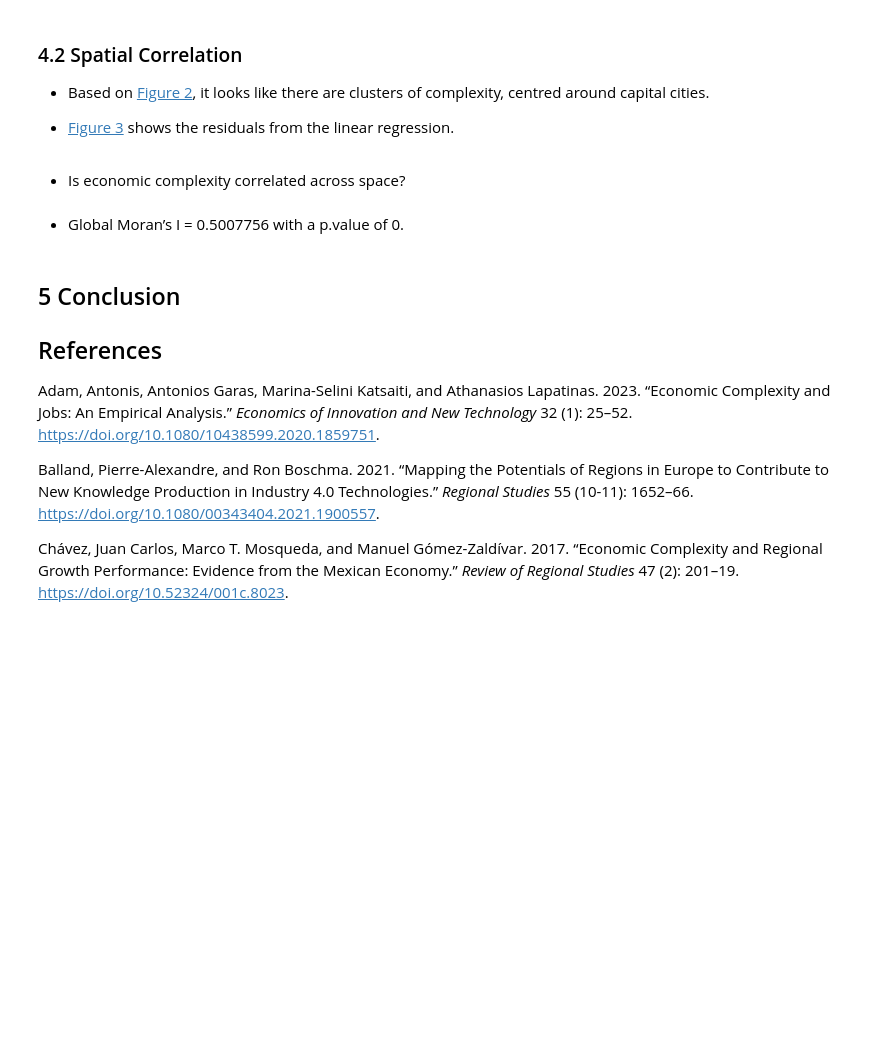
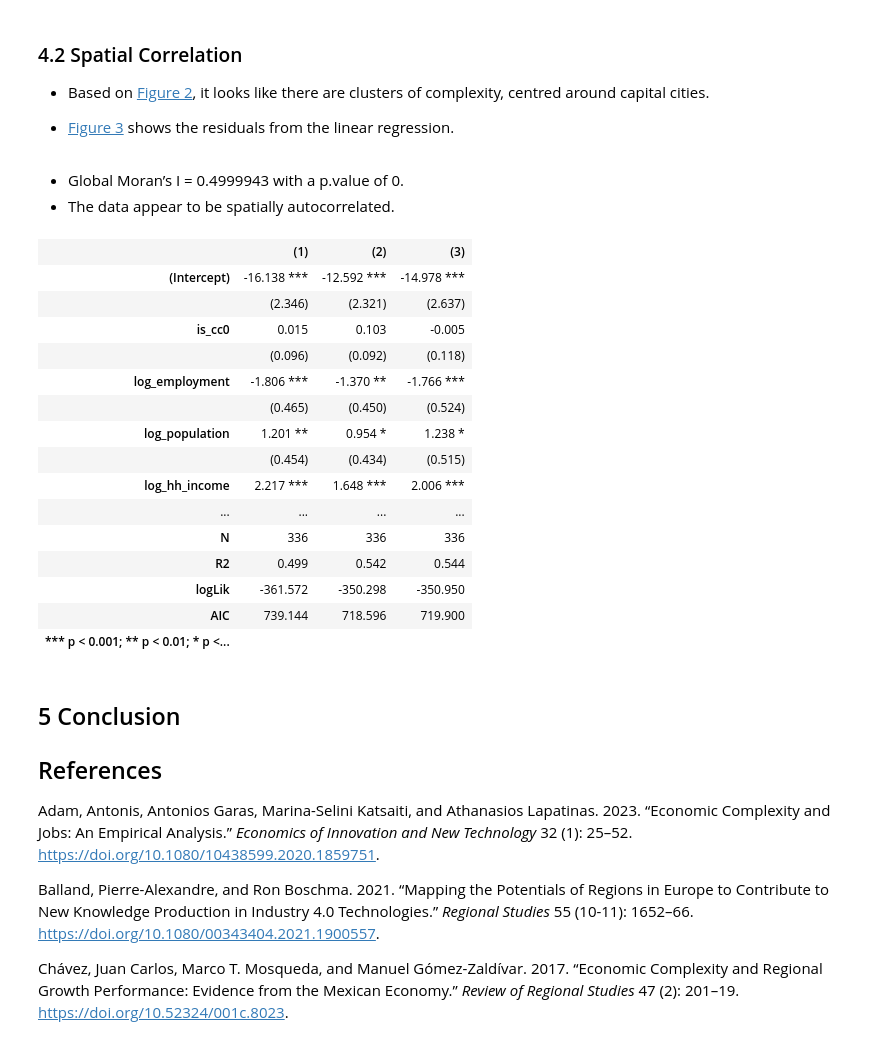
Before and after one commit to aiti-flinders/sirp-complexity, a Jupyter notebook: index.out.ipynb, the cells around one changed output. Saved outputs shown, nothing was run; the diff lists cells and outputs as text; code cells hidden in the pictures; blank space fills up the shorter version.

```diff
--- a/index.out.ipynb
+++ b/index.out.ipynb
@@ -228,10 +228,8 @@ tm_shape(complexity.reg) +
               col = "grey80",
               lwd = 0.5) +
   tm_layout(frame = FALSE)
-# %% [markdown]
--   Is economic complexity correlated across space?
 # %%
-nb <- poly2nb(city_complexity, queen = TRUE)
+nb <- poly2nb(complexity.reg, queen = TRUE)
 lw <- nb2listw(nb, style = "W", zero.policy = TRUE)
 
 moran.plot(as.numeric(scale(complexity.reg$city_complexity)),
@@ -240,12 +238,39 @@ moran.plot(as.numeric(scale(complexity.reg$city_complexity)),
            ylab = "Neighbours City Complexity")
 # %%
 # first find the neighbours (using adacency)
-nb <- poly2nb(city_complexity, queen = TRUE)
-lw <- nb2listw(nb, style = "W", zero.policy = TRUE)
 
-moranI <- moran(city_complexity$city_complexity, listw = lw, n = length(nb), S0 = Szero(lw))
 
-moranIp <- moran.mc(city_complexity$city_complexity, lw, nsim = 1000)
+moranI <- moran(complexity.reg$city_complexity, listw = lw, n = length(nb), S0 = Szero(lw))
+
+moranIp <- moran.mc(complexity.reg$city_complexity, lw, nsim = 1000)
 # %% [markdown]
--   Global Moran’s I = 0.5007756 with a p.value of 0.
+-   Global Moran’s I = 0.4999943 with a p.value of 0.
+-   The data appear to be spatially autocorrelated.
+# %%
+fit.lag <- lagsarlm(city_complexity ~ is_cc + log_employment + log_population + log_hh_income + log_bus_entries + business_share,
+                     data = complexity.reg,
+                    listw = lw, zero.policy = TRUE)
+
+fit.err <- errorsarlm(city_complexity ~ is_cc + log_employment + log_population + log_hh_income + log_bus_entries + business_share,
+                     data = complexity.reg,
+                    listw = lw, zero.policy = TRUE)
+# %%
+huxreg(fit.ols, fit.lag, fit.err)
+# %% [output]
+|  | (1) | (2) | (3) |
+| (Intercept) | -16.138 *** | -12.592 *** | -14.978 *** |
+|  | (2.346) | (2.321) | (2.637) |
+| is_cc0 | 0.015 | 0.103 | -0.005 |
+|  | (0.096) | (0.092) | (0.118) |
+| log_employment | -1.806 *** | -1.370 ** | -1.766 *** |
+|  | (0.465) | (0.450) | (0.524) |
+| log_population | 1.201 ** | 0.954 * | 1.238 * |
+|  | (0.454) | (0.434) | (0.515) |
+| log_hh_income | 2.217 *** | 1.648 *** | 2.006 *** |
+| ... | ... | ... | ... |
+| N | 336 | 336 | 336 |
+| R2 | 0.499 | 0.542 | 0.544 |
+| logLik | -361.572 | -350.298 | -350.950 |
+| AIC | 739.144 | 718.596 | 719.900 |
+| *** p < 0.001; ** p < 0.01; * p <... |  |  |  |
 # %%
```
Also changed, not shown: parts of 2 cells of this notebook, 24 other files.
